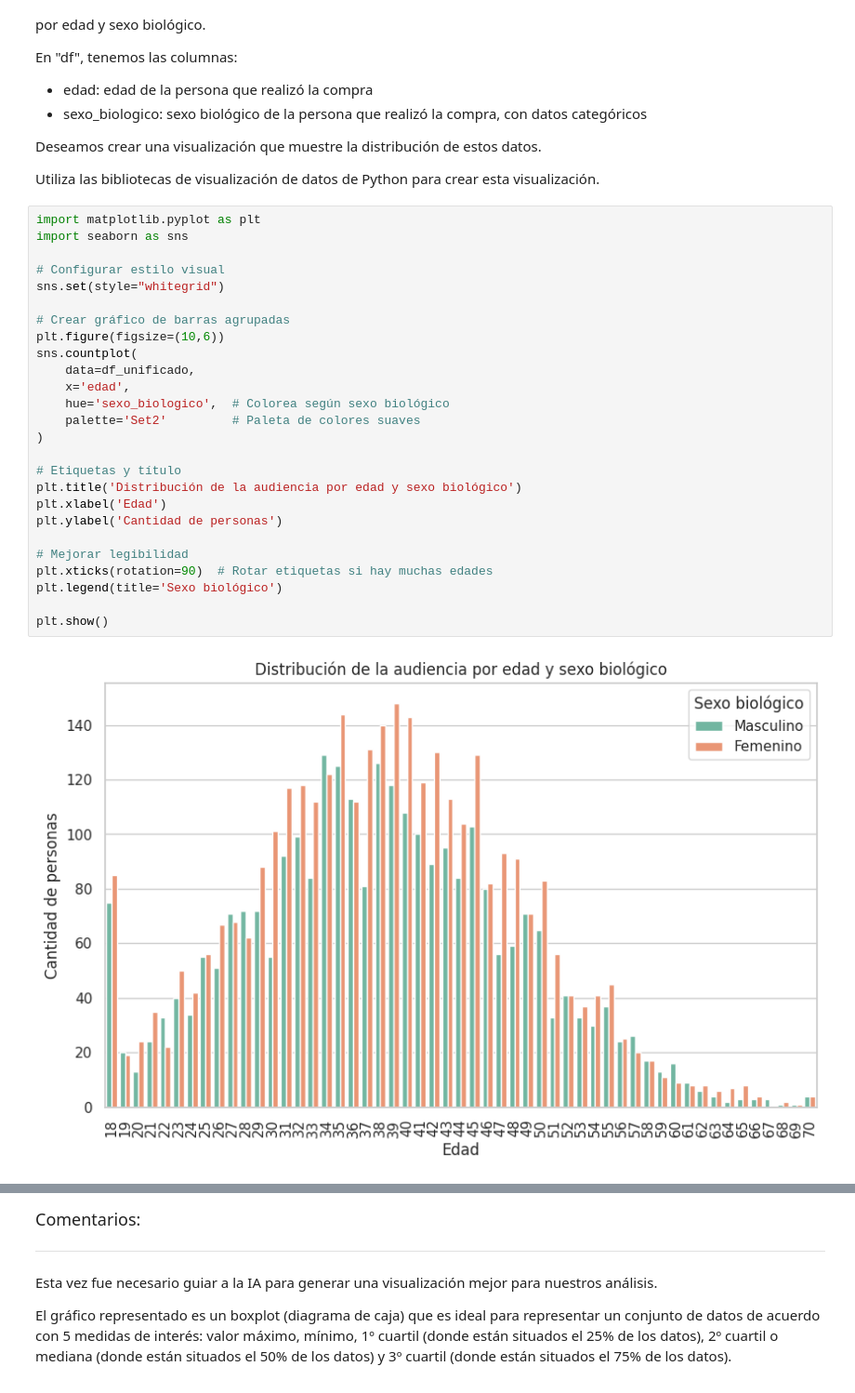
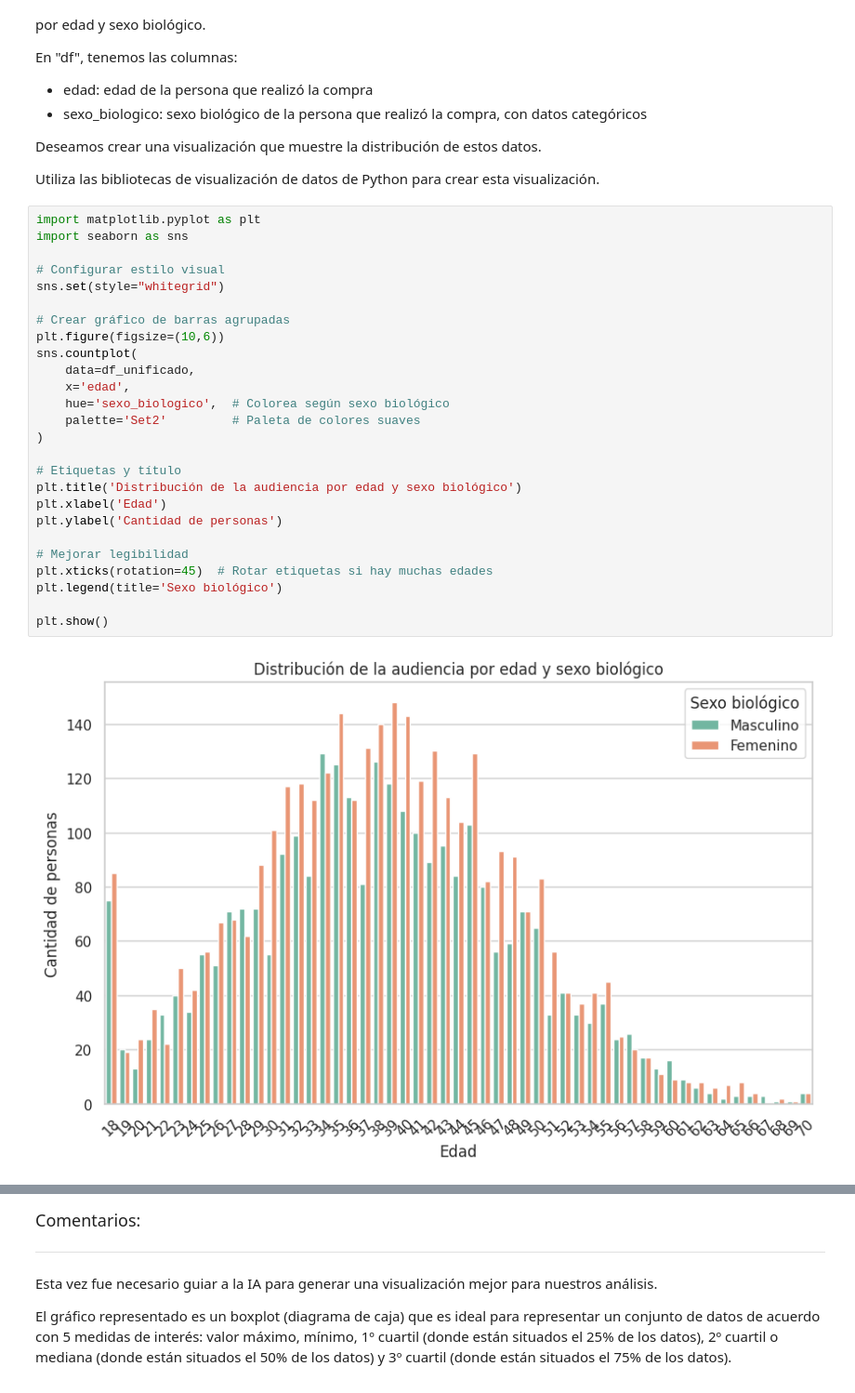
Before and after one commit to Nataliahfk/IA_aplicada_a_ciencia_de_datos, a Jupyter notebook: IA_aplicada_a_ciencia_de_datos.ipynb, the cells around one changed output, grey strips where cells are left out. Shown at 93% size. Drawn from its saved outputs; the diff is of its cells as text.

```diff
--- a/IA_aplicada_a_ciencia_de_datos.ipynb
+++ b/IA_aplicada_a_ciencia_de_datos.ipynb
@@ -1389,28 +1389,28 @@ Utiliza las bibliotecas de visualización de datos de Python para crear esta vis
 # %%
 import matplotlib.pyplot as plt
 import seaborn as sns
 
 # Configurar estilo visual
 sns.set(style="whitegrid")
 
 # Crear gráfico de barras agrupadas
 plt.figure(figsize=(10,6))
 sns.countplot(
     data=df_unificado,
     x='edad',
     hue='sexo_biologico',  # Colorea según sexo biológico
     palette='Set2'         # Paleta de colores suaves
 )
 
 # Etiquetas y título
 plt.title('Distribución de la audiencia por edad y sexo biológico')
 plt.xlabel('Edad')
 plt.ylabel('Cantidad de personas')
 
 # Mejorar legibilidad
-plt.xticks(rotation=90)  # Rotar etiquetas si hay muchas edades
+plt.xticks(rotation=45)  # Rotar etiquetas si hay muchas edades
 plt.legend(title='Sexo biológico')
 
 plt.show()
 # %% [output]
-[figure, old version]
+[figure, new version]
```
Also changed, not shown: parts of 5 cells of this notebook.
